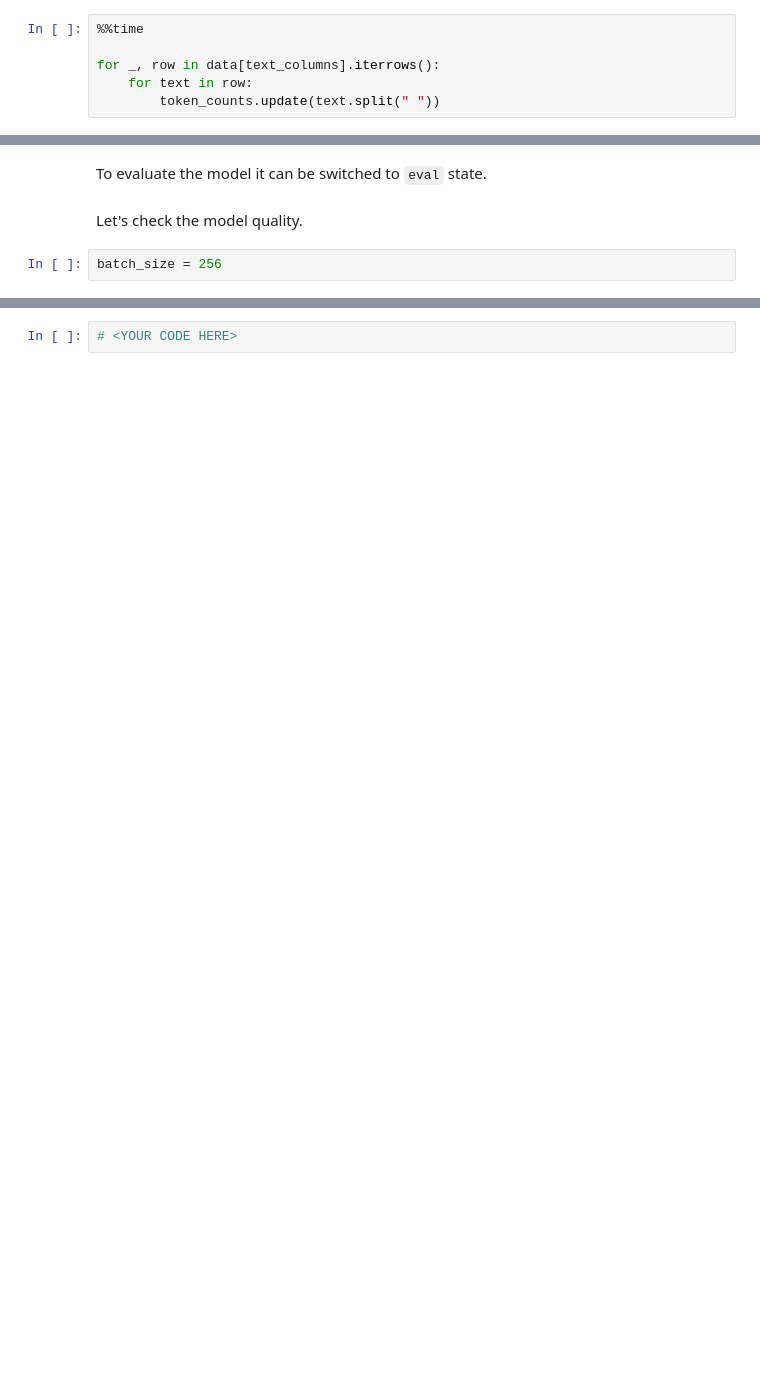
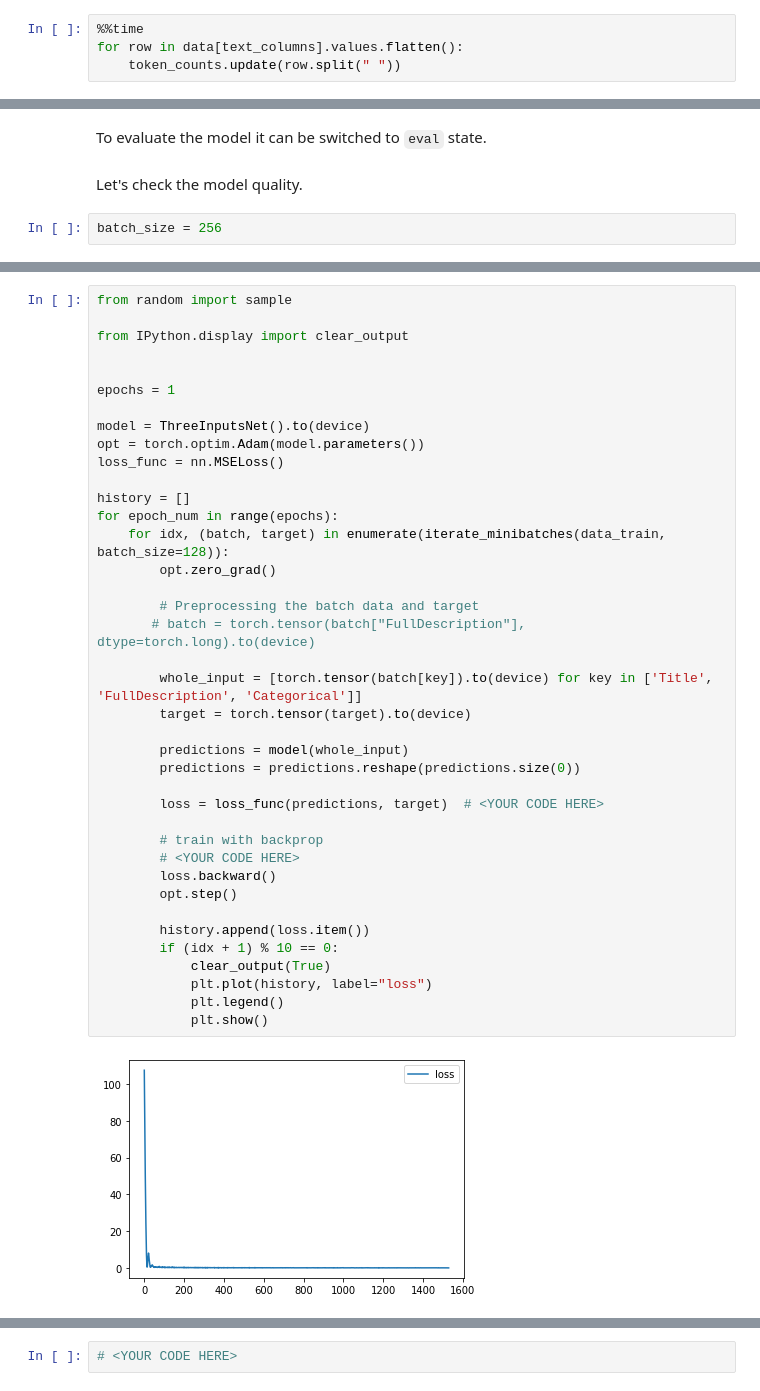
Before and after one commit to furiousteabag/ml-mipt-advanced, a Jupyter notebook: 02_cnn_for_texts_and_more_embeddings/02_cnn_for_texts.ipynb, the cells around one changed output, grey strips where cells are left out. Drawn from its saved outputs; the diff is of its cells as text; blank space fills up the shorter version.

Commit message:
add three head net

```diff
--- a/02_cnn_for_texts_and_more_embeddings/02_cnn_for_texts.ipynb
+++ b/02_cnn_for_texts_and_more_embeddings/02_cnn_for_texts.ipynb
@@ -127,8 +130,6 @@ token_counts = Counter()  # <YOUR CODE HERE>
 # hint: you may or may not want to use collections.Counter
 # %%
 %%time
-
-for _, row in data[text_columns].iterrows():
-    for text in row:
-        token_counts.update(text.split(" "))
+for row in data[text_columns].values.flatten():
+    token_counts.update(row.split(" "))
 # %% [output]
@@ -584,0 +611,41 @@ val_errors
+# %%
+from random import sample
+
+from IPython.display import clear_output
+
+
+epochs = 1
+
+model = ThreeInputsNet().to(device)
+opt = torch.optim.Adam(model.parameters())
+loss_func = nn.MSELoss()
+
+history = []
+for epoch_num in range(epochs):
+    for idx, (batch, target) in enumerate(iterate_minibatches(data_train, batch_size=128)):
+        opt.zero_grad()
+
+        # Preprocessing the batch data and target
+       # batch = torch.tensor(batch["FullDescription"], dtype=torch.long).to(device)
+
+        whole_input = [torch.tensor(batch[key]).to(device) for key in ['Title', 'FullDescription', 'Categorical']]
+        target = torch.tensor(target).to(device)
+
+        predictions = model(whole_input)
+        predictions = predictions.reshape(predictions.size(0))
+
+        loss = loss_func(predictions, target)  # <YOUR CODE HERE>
+
+        # train with backprop
+        # <YOUR CODE HERE>
+        loss.backward()
+        opt.step()
+
+        history.append(loss.item())
+        if (idx + 1) % 10 == 0:
+            clear_output(True)
+            plt.plot(history, label="loss")
+            plt.legend()
+            plt.show()
+# %% [output]
+[figure, added]
```
Also changed, not shown: parts of 32 cells of this notebook.
